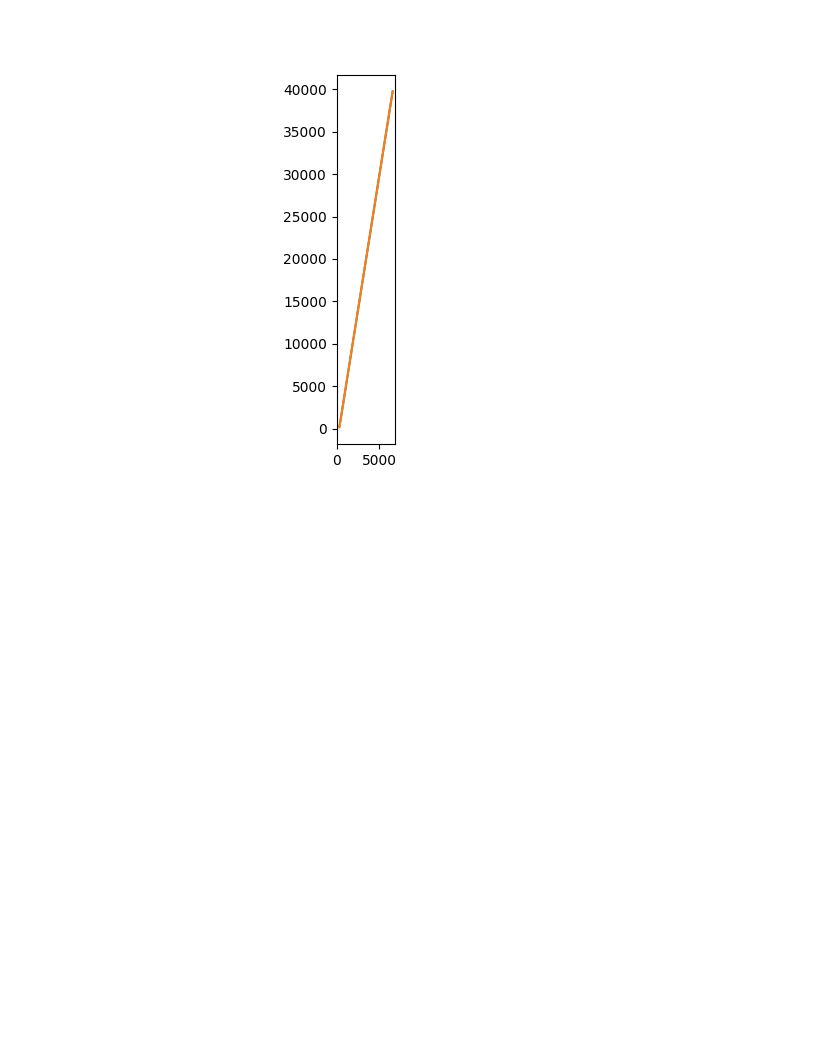
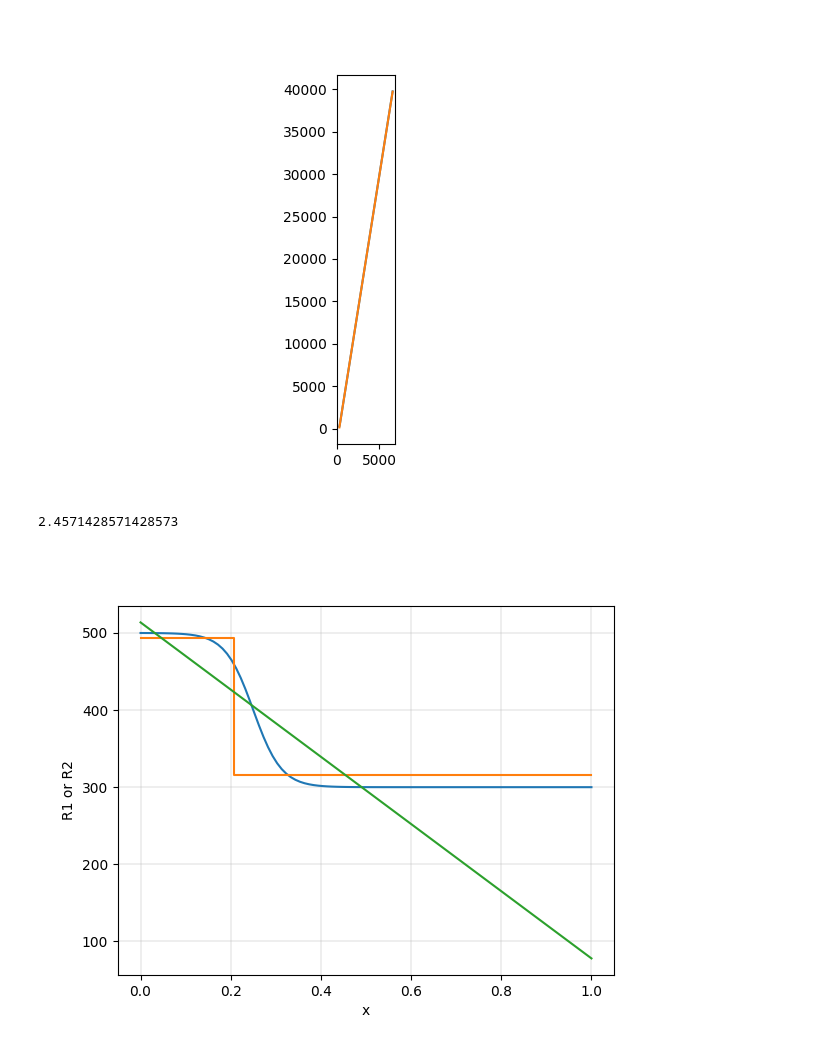
Before and after one commit to Yugal0/fitting-gen-arbitrary-eis, a Jupyter notebook: main.ipynb, the cells around one changed output. Drawn from its saved outputs; the diff is of its cells as text; code cells hidden in the pictures; blank space fills up the shorter version.

```diff
--- a/main.ipynb
+++ b/main.ipynb
@@ -110,7 +110,45 @@ with open(file_path, "r") as file:
     json_data = file.read()
 
 theta_list=json.loads(json_data)
-# %%
-for pf,idx in zip(["Two-step","Linear","Inverse Linear"],[0,1,2]):
-    if(pf=="Two-step"):
-        R1_by_R2=dip_angle
+# %%
+def find_index_of_nearest(array, value):
+    array = np.asarray(array)
+    idx = (np.abs(array - value)).argmin()
+    return idx
+
+#the ratio range for which the theta data is generated
+ratio_range=np.linspace(1.2,10,50)
+
+for pf,idx in zip(["Two-step","Linear","Inverse Linear"],[0,1,2]):
+    if(pf=="Two-step"):
+        R1_by_R2=ratio_range[find_index_of_nearest(theta_list[idx][1],dip_angle)]
+        R2_two=2*R_ion_app/(1+R1_by_R2)
+        R1_two=R2_two*R1_by_R2
+    elif(pf=="Linear"):
+        R1_by_R2=ratio_range[find_index_of_nearest(theta_list[idx][1],dip_angle)]
+        R2_lin=4*R_ion_app/(1+3*R1_by_R2)
+        R1_lin=R2_lin*R1_by_R2
+    else:
+        R1_by_R2=ratio_range[find_index_of_nearest(theta_list[idx][1],dip_angle)]
+
+R1_by_R2
+# %% [output]
+2.4571428571428573
+# %%
+delta=0.2063
+fig1, axx= plt.subplots()
+x=np.linspace(0,1,100)
+a=4
+b=4
+def R(x):
+    return 100*(a*np.tanh(b**2-a*x)+np.tanh(a-b**2*x))
+#plot the arbitray profile
+axx.plot(x,R(x))
+#plot the fitted profiles
+axx.plot([0,delta,delta,1],[R1_two,R1_two,R2_two,R2_two])
+axx.plot([0,1],[R1_lin,R2_lin])
+axx.set_xlabel("x")
+axx.set_ylabel("R1 or R2")
+axx.grid(linewidth=0.3)
+# %% [output]
+[figure, added]
```
Also changed, not shown: parts of 2 cells of this notebook, 1 other file.
